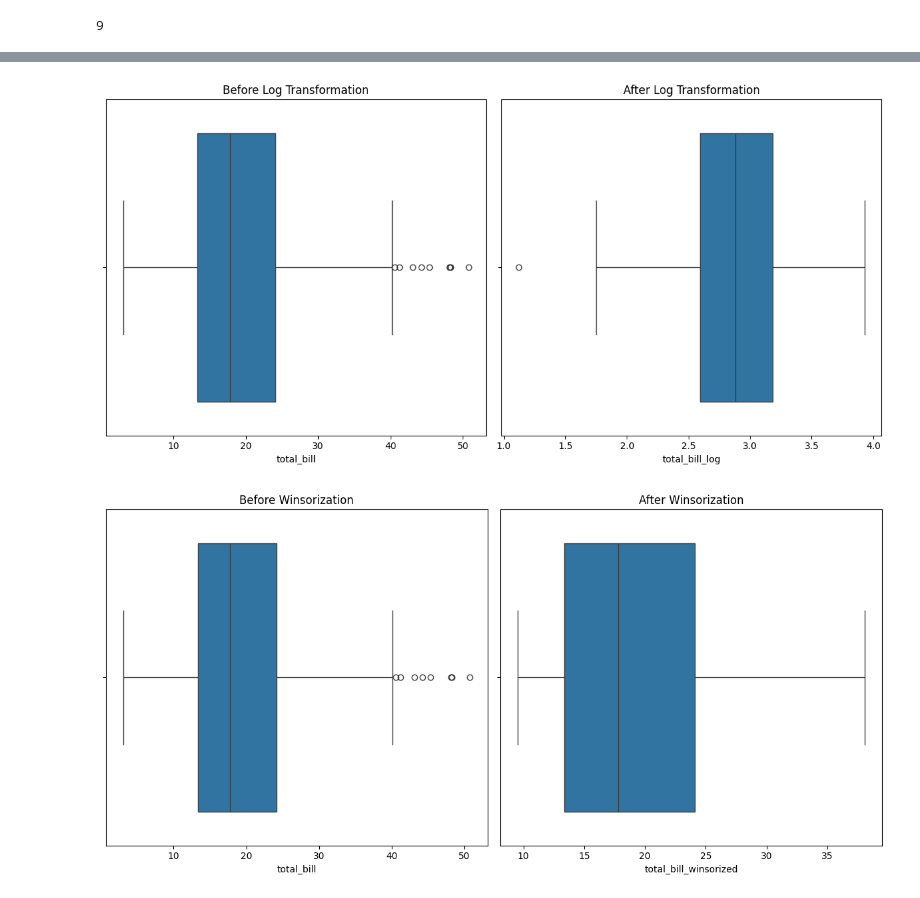
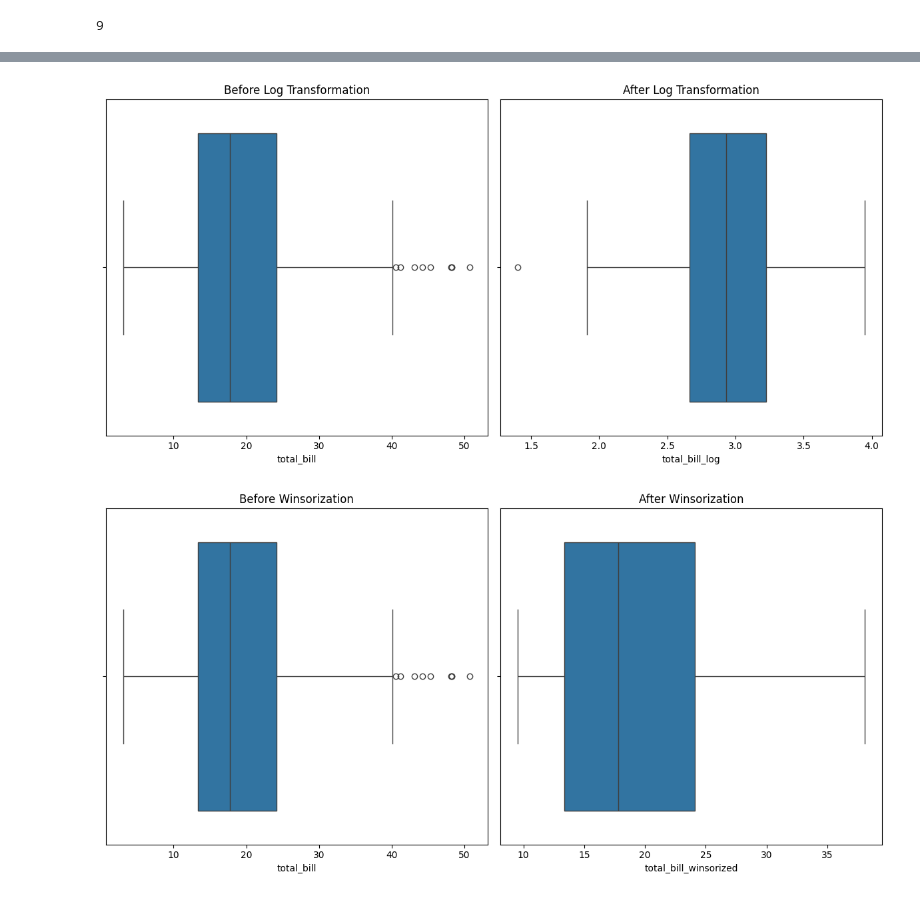
Before and after one commit to skills-cogrammar/C7-Lecture-Backpack, a Jupyter notebook: 3 - Data Science (DS)/Week 06/6 - Saturday (Repeat)/data_cleaning.ipynb, the cells around one changed output, grey strips where cells are left out. Saved outputs shown, nothing was run; the diff lists cells and outputs as text; code cells hidden in the pictures.

```diff
--- a/3 - Data Science (DS)/Week 06/6 - Saturday (Repeat)/data_cleaning.ipynb
+++ b/3 - Data Science (DS)/Week 06/6 - Saturday (Repeat)/data_cleaning.ipynb
@@ -162,18 +181,18 @@ df_removed.shape
 # %%
 # Transformation: Apply log transformation to reduce the impact of outliers
-df['total_bill_log'] = np.log(df['total_bill'])
+df['total_bill_log'] = np.log(df['total_bill'] + 1)
 
 plt.figure(figsize=(12, 6))
 plt.subplot(1, 2, 1)
 sns.boxplot(x=df['total_bill'])
 plt.title("Before Log Transformation")
 plt.subplot(1, 2, 2)
 sns.boxplot(x=df['total_bill_log'])
 plt.title("After Log Transformation")
 plt.tight_layout()
 plt.show()
 # %% [output]
-[figure, old version]
+[figure, new version]
 # %%
 # Winsorization: Replace outliers with nearest non-outlier values
 df['total_bill_winsorized'] = stats.mstats.winsorize(df['total_bill'], limits=[0.05, 0.05])
```
Also changed, not shown: parts of 14 cells of this notebook, 2 other files.
